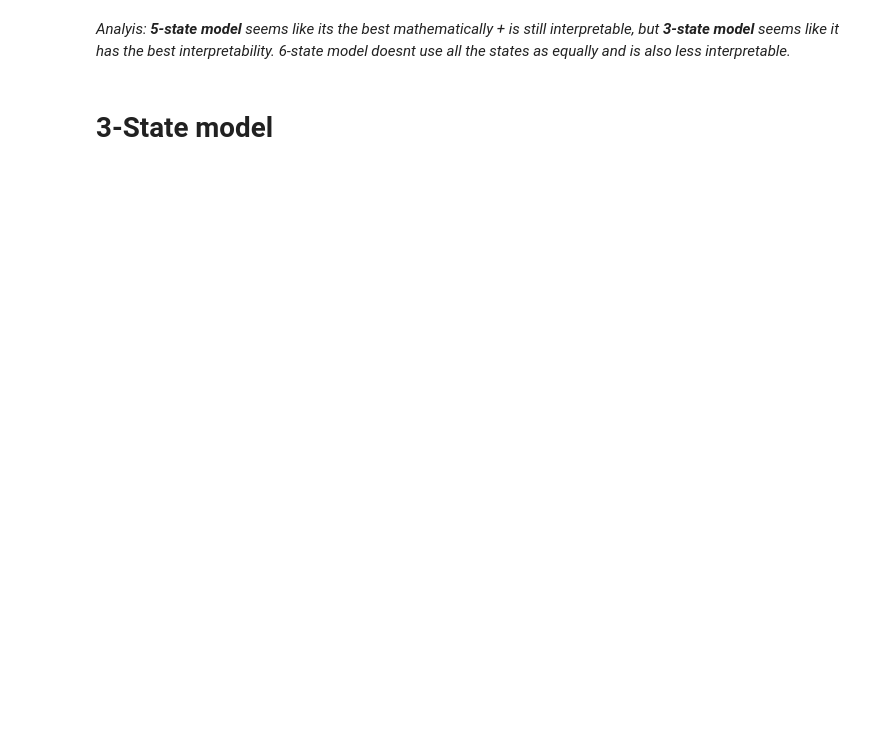
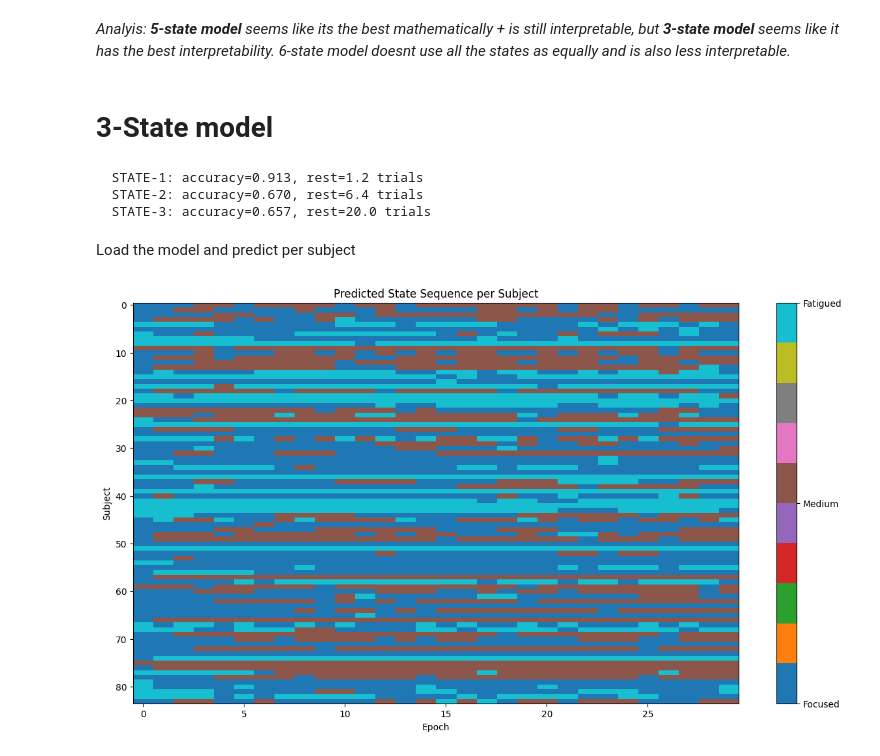
Before and after one commit to nklevak/CognitiveFatigue_TaskSpecificity, a Jupyter notebook: HMM_modeling/hmmlearn_implementation/2_analyze_pooled_model.ipynb, the cells around one changed output. Saved outputs shown, nothing was run; the diff lists cells and outputs as text; code cells hidden in the pictures; blank space fills up the shorter version.

```diff
--- a/HMM_modeling/hmmlearn_implementation/2_analyze_pooled_model.ipynb
+++ b/HMM_modeling/hmmlearn_implementation/2_analyze_pooled_model.ipynb
@@ -245,10 +246,9 @@ STATE CHARACTERISTICS COMPARISON
   State 5: 0.729 (72.9% stay)
   States with reasonable persistence: 6/6
 # %%
-# check how often 4 and 5 use the 0 accuracy states
-# How often is the problematic state used?
-predicted_states = models_data['6-state']['model'].predict(pooled_obs, lengths=lengths)
-state_counts = np.bincount(predicted_states, minlength=5)
+# check how often 4,5,and 6 use the 0 accuracy states
+predicted_states = models_data['4-state']['model'].predict(pooled_obs, lengths=lengths)
+state_counts = np.bincount(predicted_states, minlength=2)
 for i, count in enumerate(state_counts):
     print(f"State {i}: {count} observations ({count/len(predicted_states)*100:.1f}%)")
 
@@ -267,3 +258,50 @@ Observations with accuracy < 0.1: 260
 *Analyis: **5-state model** seems like its the best mathematically + is still interpretable, but **3-state model** seems like it has the best interpretability. 6-state model doesnt use all the states as equally and is also less interpretable.*
 # %% [markdown]
 # 3-State model
+# %%
+curr_model = models_data['3-state']['model']
+# %%
+rest_means = curr_model.means_[:, 1] * scaling_factor
+state_order = np.argsort(rest_means)
+
+for idx, state_idx in enumerate(state_order):
+    acc = curr_model.means_[state_idx, 0]
+    rest = rest_means[state_idx]
+
+    state_name = state_names[idx] if idx < len(state_names) else f"STATE-{idx+1}"
+    print(f"  {state_name}: accuracy={acc:.3f}, rest={rest:.1f} trials")
+# %% [output]
+  STATE-1: accuracy=0.913, rest=1.2 trials
+  STATE-2: accuracy=0.670, rest=6.4 trials
+  STATE-3: accuracy=0.657, rest=20.0 trials
+# %% [markdown]
+Load the model and predict per subject
+# %%
+
+subject_state_sequences = {}
+for subject_id in test_subjects:
+    subj = subject_data[subject_id]
+    accuracy = np.array(subj['epoch_accuracy'])
+    rest_duration = np.array(subj['post_epoch_post_cue_rest_duration']) / 20
+    obs = np.column_stack([accuracy, rest_duration])
+    state_seq = curr_model.predict(obs)
+    subject_state_sequences[subject_id] = state_seq
+# %%
+# Build a matrix: rows=subjects, cols=epochs, values=state
+n_subjects = len(test_subjects)
+n_epochs = len(next(iter(subject_state_sequences.values())))
+state_matrix = np.zeros((n_subjects, n_epochs), dtype=int)
+
+for i, subject_id in enumerate(test_subjects):
+    state_matrix[i, :] = subject_state_sequences[subject_id]
+
+plt.figure(figsize=(15, 8))
+im = plt.imshow(state_matrix, aspect='auto', cmap='tab10', vmin=0, vmax=2)
+cbar = plt.colorbar(im, ticks=[0, 1, 2])
+cbar.ax.set_yticklabels(['Focused', 'Medium', 'Fatigued'])  # or your own labels
+plt.xlabel('Epoch')
+plt.ylabel('Subject')
+plt.title('Predicted State Sequence per Subject')
+plt.show()
+# %% [output]
+[figure, added]
```
Also changed, not shown: parts of 4 cells of this notebook, 5 other files.
